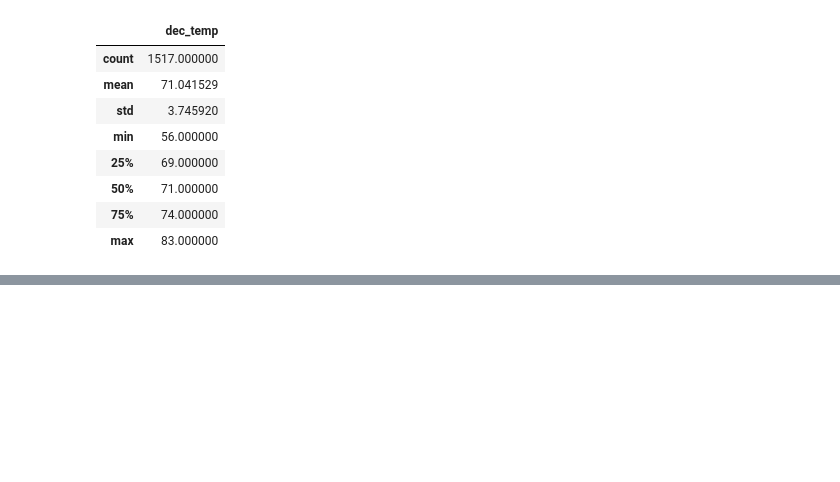
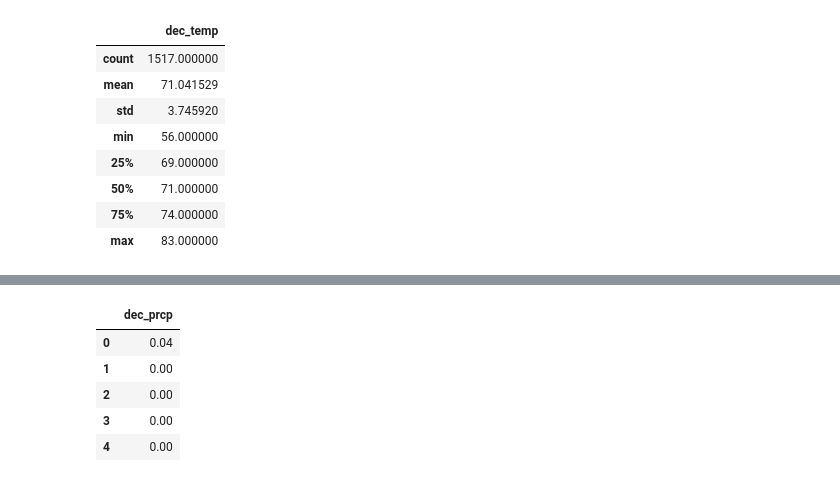
Before and after one commit to RCONN89/surfs_up, a Jupyter notebook: Surfs_Up/SurfsUp_Challenge.ipynb, the cells around one changed output, grey strips where cells are left out. Cells and saved outputs as stored; diff of their text form; code cells hidden in the pictures; blank space fills up the shorter version.

```diff
--- a/Surfs_Up/SurfsUp_Challenge.ipynb
+++ b/Surfs_Up/SurfsUp_Challenge.ipynb
@@ -128,0 +150,10 @@ dec_temp_df.describe()
+# %%
+dec_prcp_df = pd.DataFrame(dec_prcp,columns=['dec_prcp'])
+dec_prcp_df.head()
+# %% [output]
+|  | dec_prcp |
+| 0 | 0.04 |
+| 1 | 0.00 |
+| 2 | 0.00 |
+| 3 | 0.00 |
+| 4 | 0.00 |
```
Also changed, not shown: parts of 7 cells of this notebook.
